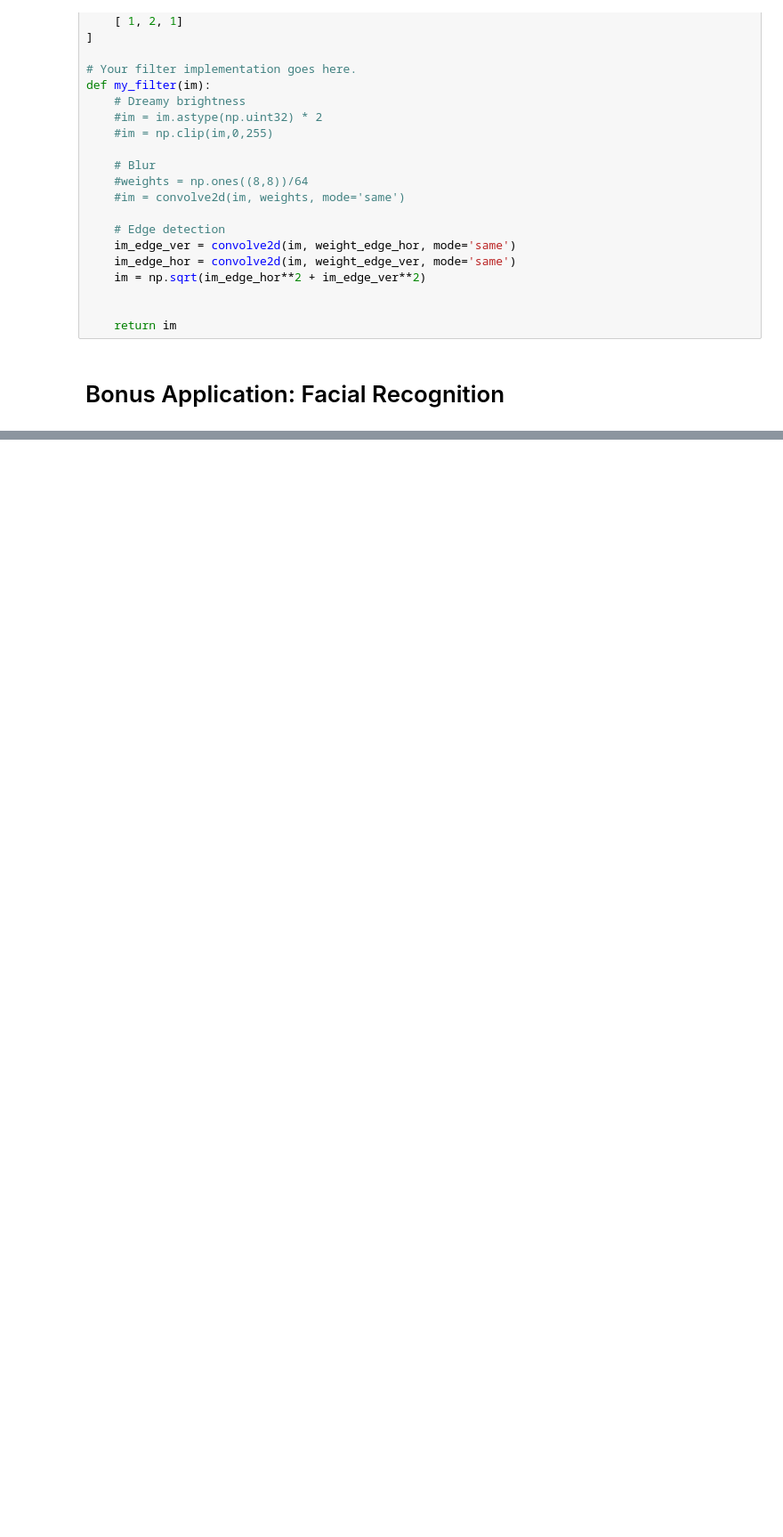
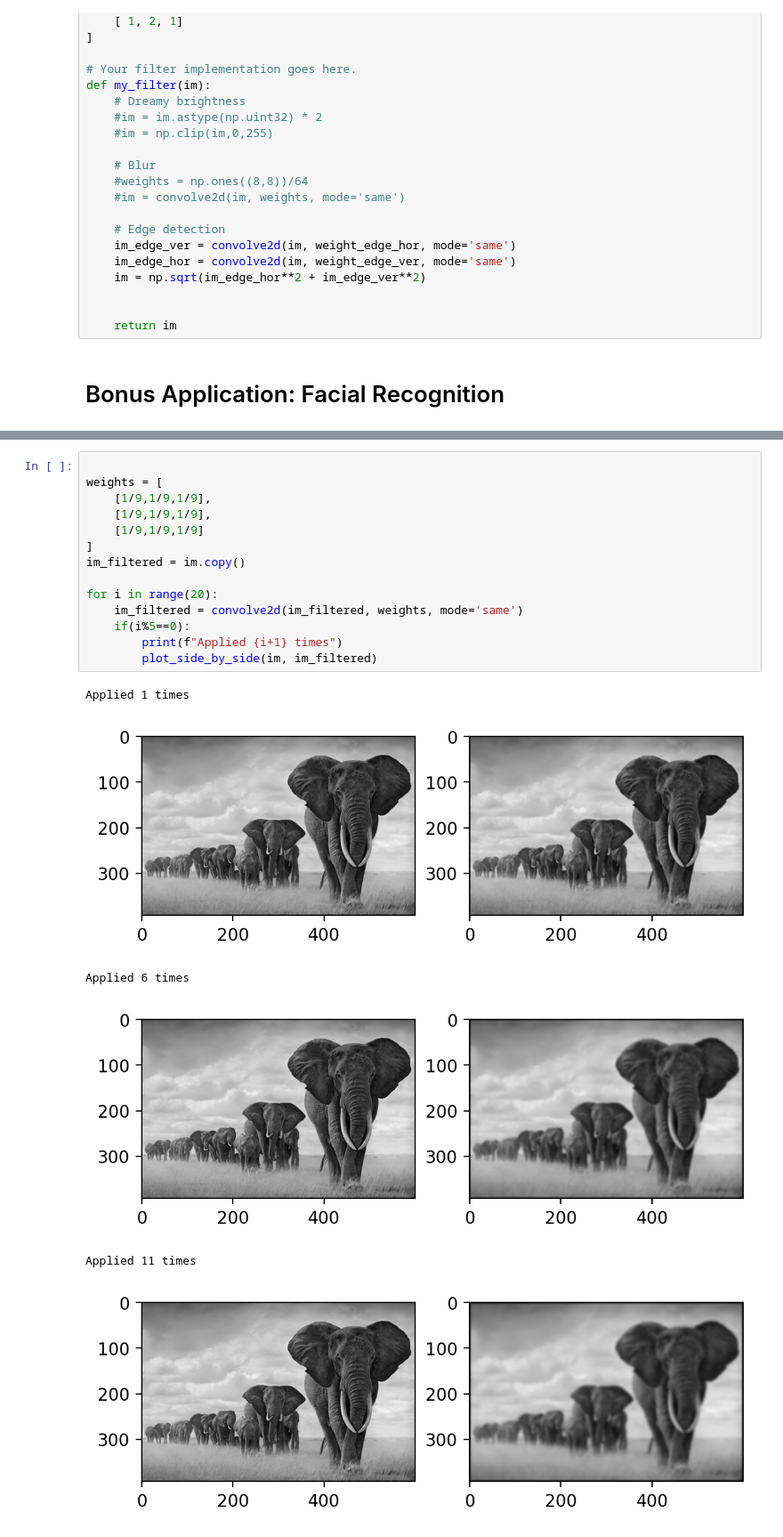
Before and after one commit to ciri/iese-dsfb-mim, a Jupyter notebook: notebooks/110-ComputerVision.ipynb, the cells around one changed output, grey strips where cells are left out. Shown at 89% size. Cells and saved outputs as stored; diff of their text form; blank space fills up the shorter version.

```diff
--- a/notebooks/110-ComputerVision.ipynb
+++ b/notebooks/110-ComputerVision.ipynb
@@ -307,0 +393,21 @@ cv2.waitKey(1);
+# %%
+
+weights = [
+    [1/9,1/9,1/9],
+    [1/9,1/9,1/9],
+    [1/9,1/9,1/9]
+]
+im_filtered = im.copy()
+
+for i in range(20):
+    im_filtered = convolve2d(im_filtered, weights, mode='same')
+    if(i%5==0):
+        print(f"Applied {i+1} times")
+        plot_side_by_side(im, im_filtered)
+# %% [output]
+Applied 1 times
+[figure, added]
+Applied 6 times
+[figure, added]
+Applied 11 times
+[figure, added]
```
Also changed, not shown: parts of 22 cells of this notebook, 45 other files.
